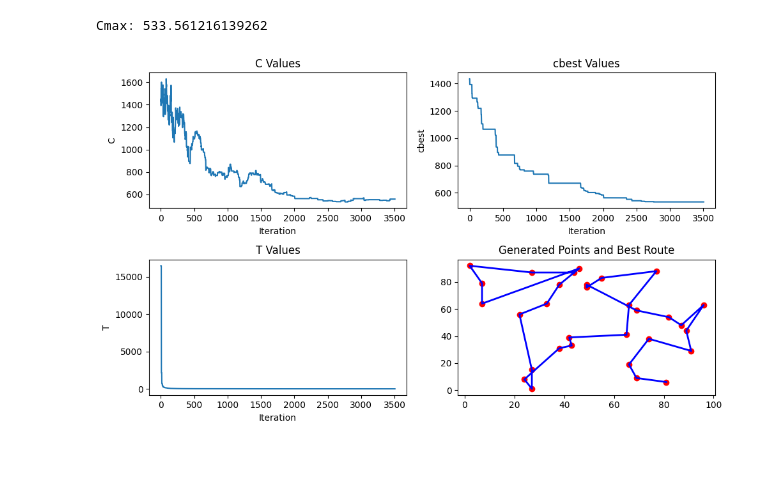
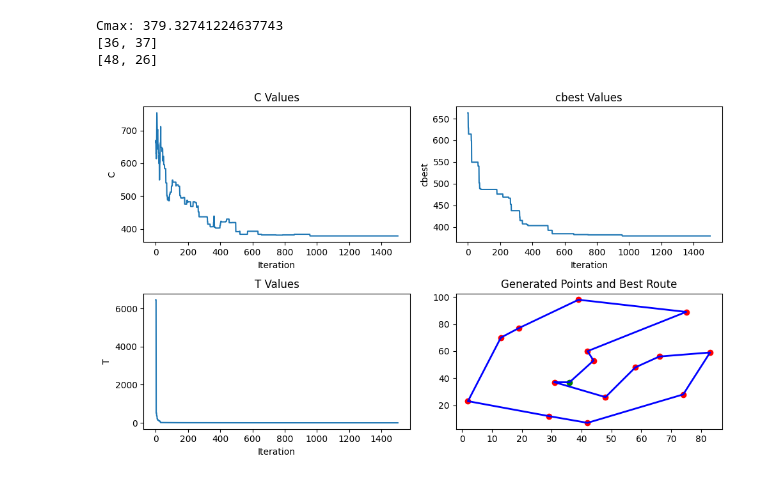
Before and after one commit to jakubdaron/MTR_optymalizacja, a Jupyter notebook: Optymalizacja_wyżarzanie.ipynb, the cells around one changed output. Cells and saved outputs as stored; diff of their text form; code cells hidden in the pictures.

```diff
--- a/Optymalizacja_wyżarzanie.ipynb
+++ b/Optymalizacja_wyżarzanie.ipynb
@@ -122,7 +122,7 @@ def generate(n):
     p = []
     for i in range(n+1):
         p.append([random.randint(1, 99), random.randint(1, 99)])
-
+    #p[n] = p[0]
     return p
 
 def plot_results(results):
@@ -152,37 +152,40 @@ def plot_results(results):
     plt.xlabel('Iteration')
     plt.ylabel('cbest')
 
     plt.subplot(2, 2, 3)
     plt.plot(iterations, t_values, label='T')
     plt.title('T Values')
     plt.xlabel('Iteration')
     plt.ylabel('T')
 
     plt.subplot(2, 2, 4)
-    #pibest += pibest
-    #p_closed = p + p[0]
     matrix_data = np.array(p)
-    plt.scatter(matrix_data[:, 0], matrix_data[:, 1], c='red', marker='o', label='Generated Points')
-    plt.plot(matrix_data[pibest, 0], matrix_data[pibest, 1], c='blue', linestyle='-', linewidth=2, label='Best Route')
+    plt.scatter(matrix_data[0, 0], matrix_data[0, 1], c='green', marker='o', label='Start Point')
+    plt.scatter(matrix_data[1:, 0], matrix_data[1:, 1], c='red', marker='o', label='Generated Points')
+    plt.plot(matrix_data[pibest + [pibest[0]], 0], matrix_data[pibest + [pibest[0]], 1], c='blue', linestyle='-', linewidth=2, label='Best Route')
     plt.title('Generated Points and Best Route')
 
     plt.tight_layout()
     plt.show()
 
 if __name__ == "__main__":
-    n = 30
+    n = 15
     #C = [[0 for _ in range(n+1)] for _ in range(n+1)]
     pibest = [0 for _ in range(n+1)]
     pi = [0 for _ in range(n+1)]
     p = [0]
 
     results = []
     p = generate(n)
     cbest = [0]
 
     sa(n, p, pi, cbest, pibest, results)
     print("Cmax:", cbest[0])
+    print(p[0])
+    print(p[n])
     plot_results(results)
 # %% [output]
-Cmax: 533.561216139262
+Cmax: 379.32741224637743
+[36, 37]
+[48, 26]
-[figure, old version]
+[figure, new version]
```
